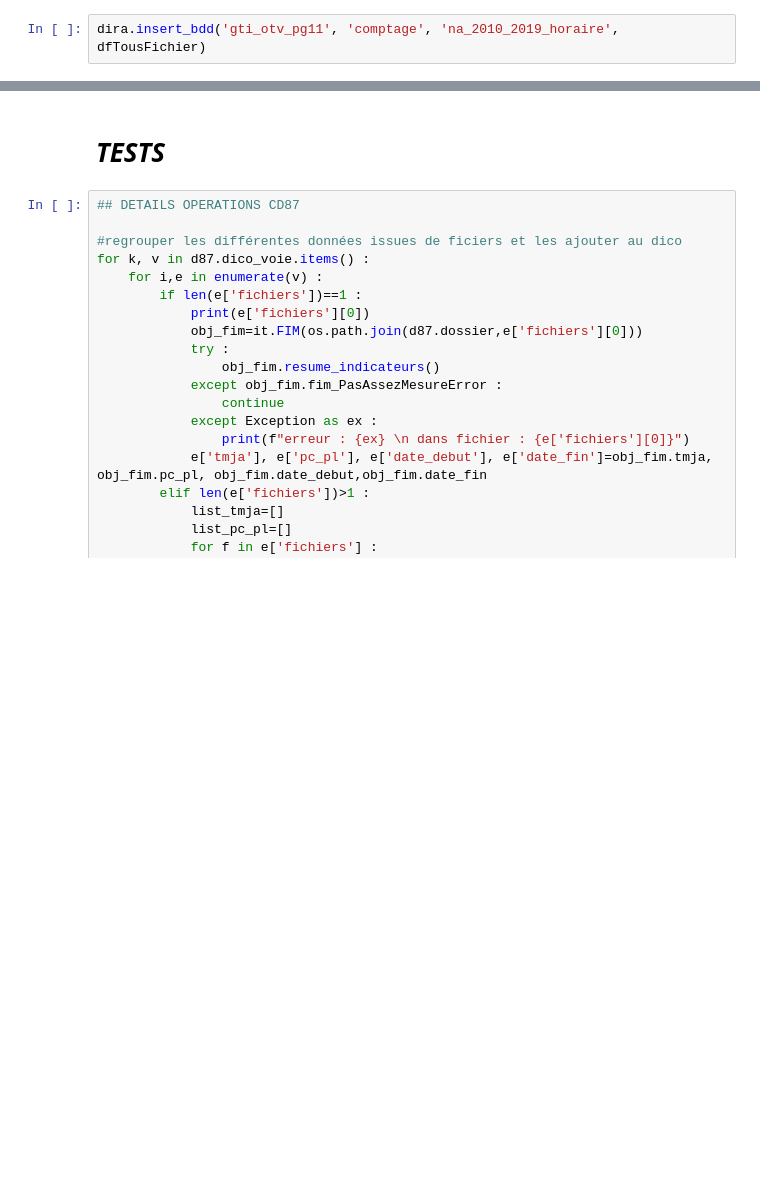
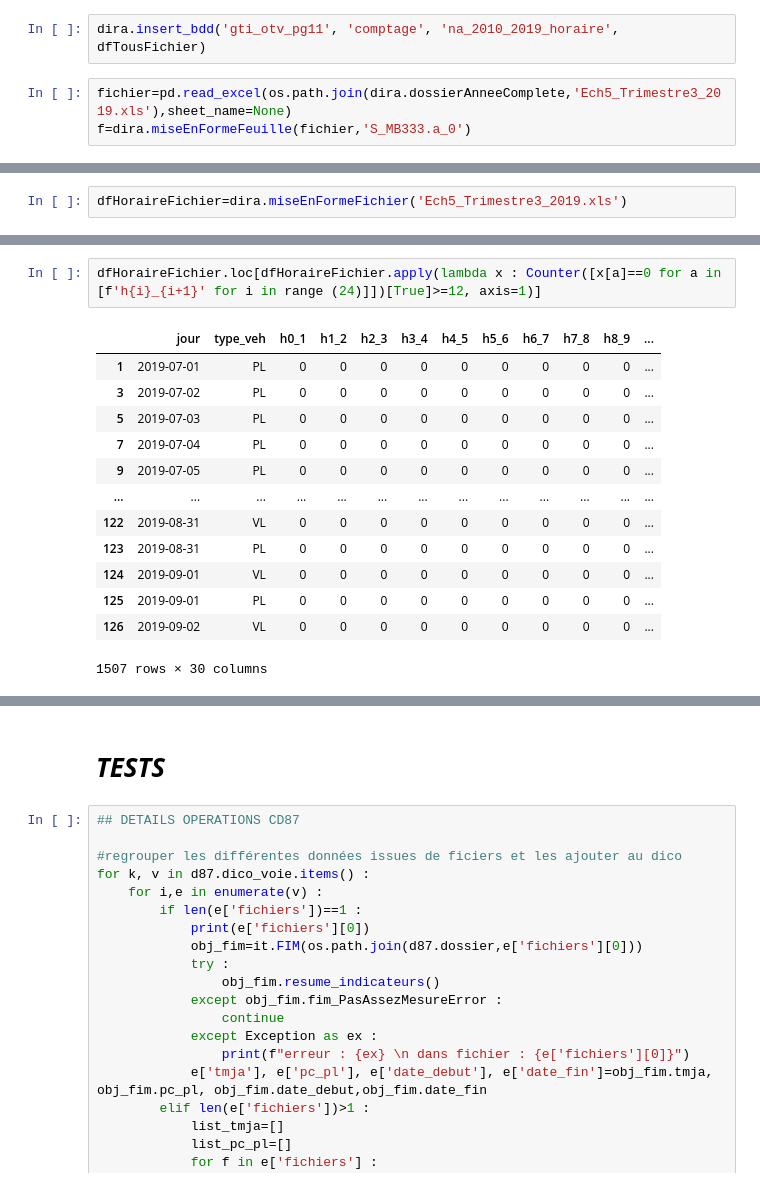
Before and after one commit to nantodevison/otv, a Jupyter notebook: otv/Transfert_Donnees/Import_trafics.ipynb, the cells around one changed output, grey strips where cells are left out. Saved outputs shown, nothing was run; the diff lists cells and outputs as text; blank space fills up the shorter version.

Commit message:
ajout module horaire

```diff
--- a/otv/Transfert_Donnees/Import_trafics.ipynb
+++ b/otv/Transfert_Donnees/Import_trafics.ipynb
@@ -604,2 +623,5 @@ dfMensGrp=dira.MiseEnFormeMensuelleAnnuelle(dira.verifValiditeMensuelle(dira.joi
 # %%
 dira.insert_bdd('gti_otv_pg11', 'comptage', 'na_2010_2019_horaire', dfTousFichier)
+# %%
+fichier=pd.read_excel(os.path.join(dira.dossierAnneeComplete,'Ech5_Trimestre3_2019.xls'),sheet_name=None)
+f=dira.miseEnFormeFeuille(fichier,'S_MB333.a_0')
@@ -605,0 +641,2 @@ dira.insert_bdd('gti_otv_pg11', 'comptage', 'na_2010_2019_horaire', dfTousFichie
+# %%
+dfHoraireFichier=dira.miseEnFormeFichier('Ech5_Trimestre3_2019.xls')
@@ -605,0 +657,16 @@ dira.insert_bdd('gti_otv_pg11', 'comptage', 'na_2010_2019_horaire', dfTousFichie
+# %%
+dfHoraireFichier.loc[dfHoraireFichier.apply(lambda x : Counter([x[a]==0 for a in [f'h{i}_{i+1}' for i in range (24)]])[True]>=12, axis=1)]
+# %% [output]
+|  | jour | type_veh | h0_1 | h1_2 | h2_3 | h3_4 | h4_5 | h5_6 | h6_7 | h7_8 | h8_9 | ... |
+| 1 | 2019-07-01 | PL | 0 | 0 | 0 | 0 | 0 | 0 | 0 | 0 | 0 | ... |
+| 3 | 2019-07-02 | PL | 0 | 0 | 0 | 0 | 0 | 0 | 0 | 0 | 0 | ... |
+| 5 | 2019-07-03 | PL | 0 | 0 | 0 | 0 | 0 | 0 | 0 | 0 | 0 | ... |
+| 7 | 2019-07-04 | PL | 0 | 0 | 0 | 0 | 0 | 0 | 0 | 0 | 0 | ... |
+| 9 | 2019-07-05 | PL | 0 | 0 | 0 | 0 | 0 | 0 | 0 | 0 | 0 | ... |
+| ... | ... | ... | ... | ... | ... | ... | ... | ... | ... | ... | ... | ... |
+| 122 | 2019-08-31 | VL | 0 | 0 | 0 | 0 | 0 | 0 | 0 | 0 | 0 | ... |
+| 123 | 2019-08-31 | PL | 0 | 0 | 0 | 0 | 0 | 0 | 0 | 0 | 0 | ... |
+| 124 | 2019-09-01 | VL | 0 | 0 | 0 | 0 | 0 | 0 | 0 | 0 | 0 | ... |
+| 125 | 2019-09-01 | PL | 0 | 0 | 0 | 0 | 0 | 0 | 0 | 0 | 0 | ... |
+| 126 | 2019-09-02 | VL | 0 | 0 | 0 | 0 | 0 | 0 | 0 | 0 | 0 | ... |
+1507 rows × 30 columns
```
Also changed, not shown: parts of 7 cells of this notebook, 3 other files.
